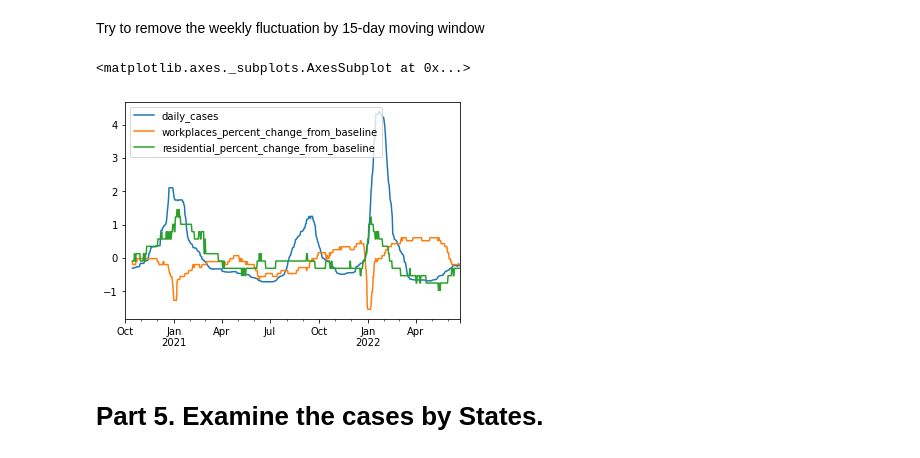
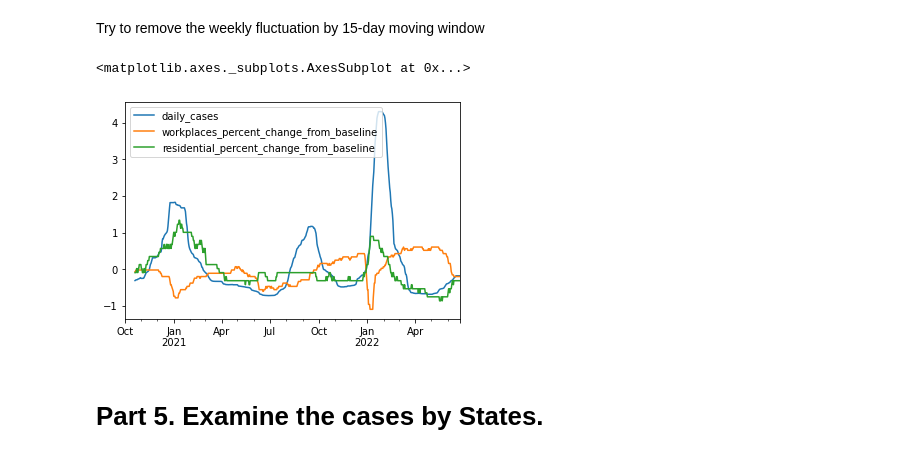
Before and after one commit to hongqin/Python-CoLab-bootcamp, a Jupyter notebook: Learn_Python_by_analying_covid19.ipynb, the cells around one changed output. Saved outputs shown, nothing was run; the diff lists cells and outputs as text; code cells hidden in the pictures.

```diff
--- a/Learn_Python_by_analying_covid19.ipynb
+++ b/Learn_Python_by_analying_covid19.ipynb
@@ -573,10 +589,10 @@ df_Hamilton2.loc['2020-02-01':'2022-06-01', ].plot()
 # %% [markdown]
  Try to remove the weekly fluctuation by 15-day moving window
 # %%
-df_Hamilton2.loc['2020-10-01':'2022-07-01', ].rolling(window=15).median().plot()
+df_Hamilton2.loc['2020-10-01':'2022-07-01', ].rolling(window=20).median().plot()
 # %% [output]
 <matplotlib.axes._subplots.AxesSubplot at 0x...>
-[figure, old version]
+[figure, new version]
 # %% [markdown]
 # Part 5. Examine the cases by States.
 # %%
```
Also changed, not shown: parts of 61 cells of this notebook.
